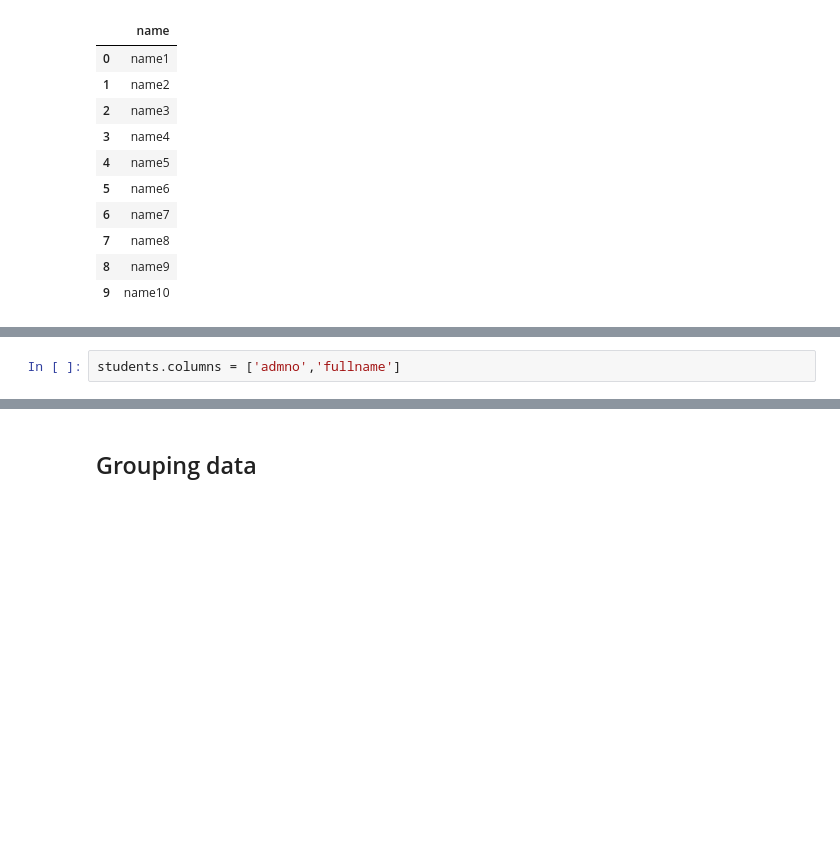
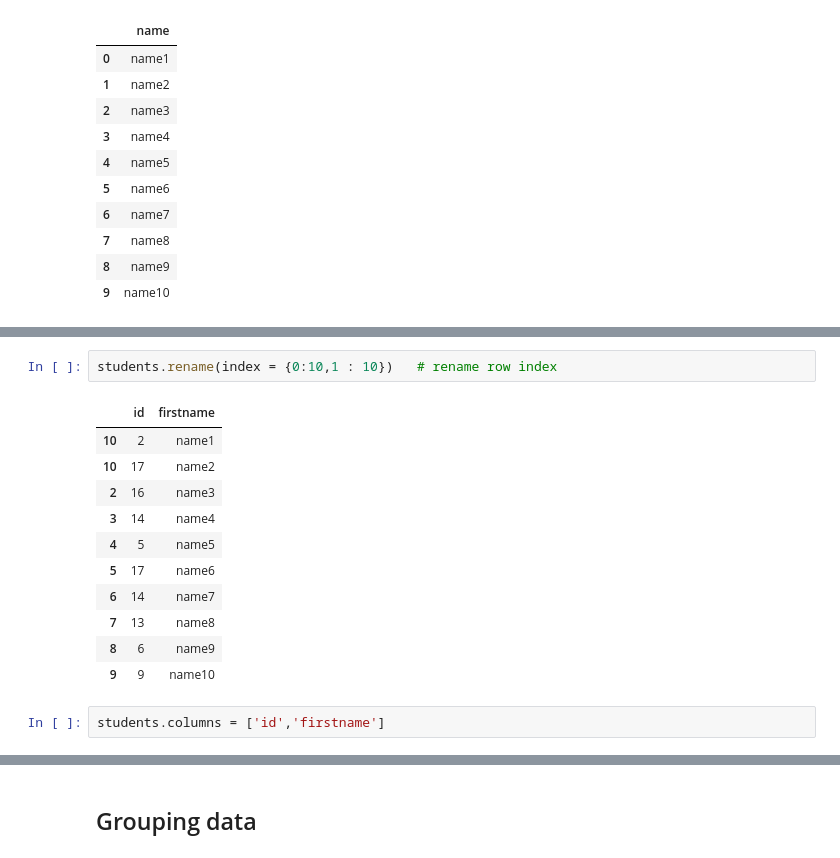
Before and after one commit to srikanthpragada/DS_03_AUG_2020, a Jupyter notebook: pandas/marks_df.ipynb, the cells around one changed output, grey strips where cells are left out. Saved outputs shown, nothing was run; the diff lists cells and outputs as text; blank space fills up the shorter version.

```diff
--- a/pandas/marks_df.ipynb
+++ b/pandas/marks_df.ipynb
@@ -652,5 +710,19 @@ students.rename( columns = {'rollno': 'admno','name' : 'fullname'})
+# %%
+students.rename(index = {0:10,1 : 10})   # rename row index
+# %% [output]
+|  | id | firstname |
+| 10 | 2 | name1 |
+| 10 | 17 | name2 |
+| 2 | 16 | name3 |
+| 3 | 14 | name4 |
+| 4 | 5 | name5 |
+| 5 | 17 | name6 |
+| 6 | 14 | name7 |
+| 7 | 13 | name8 |
+| 8 | 6 | name9 |
+| 9 | 9 | name10 |
 # %%
-students.columns = ['admno','fullname']
+students.columns = ['id','firstname']
 # %%
 students
 # %% [output]
```
Also changed, not shown: parts of 28 cells of this notebook.
